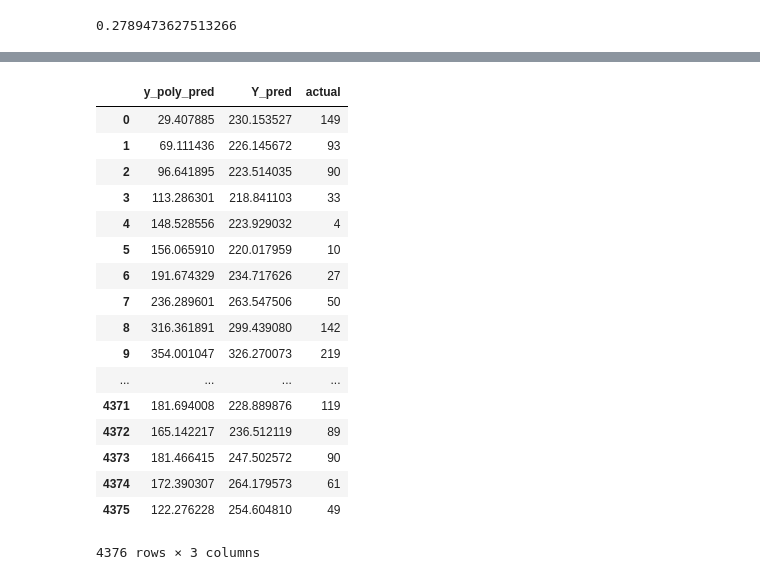
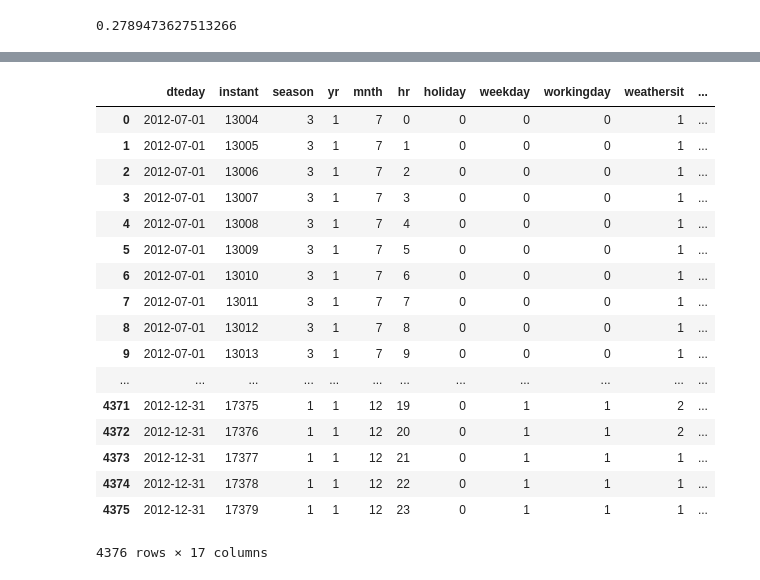
Before and after one commit to mradazoury/Bike_Prediction_Python_group_project, a Jupyter notebook: Bike-Sharing-Dataset 2/Project_stacking.ipynb, the cells around one changed output, grey strips where cells are left out. Saved outputs shown, nothing was run; the diff lists cells and outputs as text; code cells hidden in the pictures.

Commit message:
Included explanatory data for level 1 model

```diff
--- a/Bike-Sharing-Dataset 2/Project_stacking.ipynb
+++ b/Bike-Sharing-Dataset 2/Project_stacking.ipynb
@@ -104,0 +67,6 @@ model.score(X_test_poly, Y_cnt_test1)
+# %%
+# 2012 Q4
+model= GradientBoostingRegressor()
+model.fit(X_Train, Y_cnt_train) #2011-2012Q3
+y_GBR_pred1 = model.predict(X_Test1) #2012Q4
+model.score(X_Test1, Y_cnt_test1) #2012Q4
@@ -105,4 +75,4 @@ model.score(X_test_poly, Y_cnt_test1)
 # %%
-dataset = pd.DataFrame({'y_poly_pred':y_poly_pred,'Y_pred':y_pred,'actual':Y_cnt_test})
+#2012Q3 dataset with predictions for base models and acutal bikers
+dataset = pd.DataFrame({'y_GBR_pred':y_GBR_pred,'Y_pred':y_pred,'actual':Y_cnt_test})
 dataset.reset_index(drop=True,inplace=True)
-dataset.head()
@@ -116,27 +79,12 @@ dataset.head()
 # %%
-dataset1 = pd.DataFrame({'y_poly_pred':y_poly_pred1,'Y_pred':y_pred1,'actual':Y_cnt_test1})
+#2012 (Q3-Q4) predictions for base models and actual bikers
+dataset1 = pd.DataFrame({'y_GBR_pred':y_GBR_pred1,'Y_pred':y_pred1,'actual':Y_cnt_test1})
 dataset1.reset_index(drop=True,inplace=True)
 dataset1.head()
 furqan=pd.concat([dataset,dataset1],axis=0)
 furqan.reset_index(drop=True,inplace=True)
-furqan
-# %% [output]
-|  | y_poly_pred | Y_pred | actual |
-| 0 | 29.407885 | 230.153527 | 149 |
-| 1 | 69.111436 | 226.145672 | 93 |
-| 2 | 96.641895 | 223.514035 | 90 |
-| 3 | 113.286301 | 218.841103 | 33 |
-| 4 | 148.528556 | 223.929032 | 4 |
-| 5 | 156.065910 | 220.017959 | 10 |
-| 6 | 191.674329 | 234.717626 | 27 |
-| 7 | 236.289601 | 263.547506 | 50 |
-| 8 | 316.361891 | 299.439080 | 142 |
-| 9 | 354.001047 | 326.270073 | 219 |
-| ... | ... | ... | ... |
-| 4371 | 181.694008 | 228.889876 | 119 |
-| 4372 | 165.142217 | 236.512119 | 89 |
-| 4373 | 181.466415 | 247.502572 | 90 |
-| 4374 | 172.390307 | 264.179573 | 61 |
-| 4375 | 122.276228 | 254.604810 | 49 |
-4376 rows × 3 columns
+# %%
+# Explanatory data for Q3 and Q4
+Explantory_Q3_Q4=pd.concat([X_Test,X_Test1],axis=0)
+Explantory_Q3_Q4.reset_index(drop=True,inplace=True)
 # %%
@@ -149 +95,24 @@ new_dataset=pd.concat([date,furqan],axis=1)
+# %%
+# 2012 (Q3-Q4) predictions from base models and explanatory data with date
+new_dataset=pd.concat([date,Explantory_Q3_Q4,furqan],axis=1)
+new_dataset
+# %% [output]
+|  | dteday | instant | season | yr | mnth | hr | holiday | weekday | workingday | weathersit | ... |
+| 0 | 2012-07-01 | 13004 | 3 | 1 | 7 | 0 | 0 | 0 | 0 | 1 | ... |
+| 1 | 2012-07-01 | 13005 | 3 | 1 | 7 | 1 | 0 | 0 | 0 | 1 | ... |
+| 2 | 2012-07-01 | 13006 | 3 | 1 | 7 | 2 | 0 | 0 | 0 | 1 | ... |
+| 3 | 2012-07-01 | 13007 | 3 | 1 | 7 | 3 | 0 | 0 | 0 | 1 | ... |
+| 4 | 2012-07-01 | 13008 | 3 | 1 | 7 | 4 | 0 | 0 | 0 | 1 | ... |
+| 5 | 2012-07-01 | 13009 | 3 | 1 | 7 | 5 | 0 | 0 | 0 | 1 | ... |
+| 6 | 2012-07-01 | 13010 | 3 | 1 | 7 | 6 | 0 | 0 | 0 | 1 | ... |
+| 7 | 2012-07-01 | 13011 | 3 | 1 | 7 | 7 | 0 | 0 | 0 | 1 | ... |
+| 8 | 2012-07-01 | 13012 | 3 | 1 | 7 | 8 | 0 | 0 | 0 | 1 | ... |
+| 9 | 2012-07-01 | 13013 | 3 | 1 | 7 | 9 | 0 | 0 | 0 | 1 | ... |
+| ... | ... | ... | ... | ... | ... | ... | ... | ... | ... | ... | ... |
+| 4371 | 2012-12-31 | 17375 | 1 | 1 | 12 | 19 | 0 | 1 | 1 | 2 | ... |
+| 4372 | 2012-12-31 | 17376 | 1 | 1 | 12 | 20 | 0 | 1 | 1 | 2 | ... |
+| 4373 | 2012-12-31 | 17377 | 1 | 1 | 12 | 21 | 0 | 1 | 1 | 1 | ... |
+| 4374 | 2012-12-31 | 17378 | 1 | 1 | 12 | 22 | 0 | 1 | 1 | 1 | ... |
+| 4375 | 2012-12-31 | 17379 | 1 | 1 | 12 | 23 | 0 | 1 | 1 | 1 | ... |
+4376 rows × 17 columns
 # %%
```
Also changed, not shown: parts of 16 cells of this notebook.
